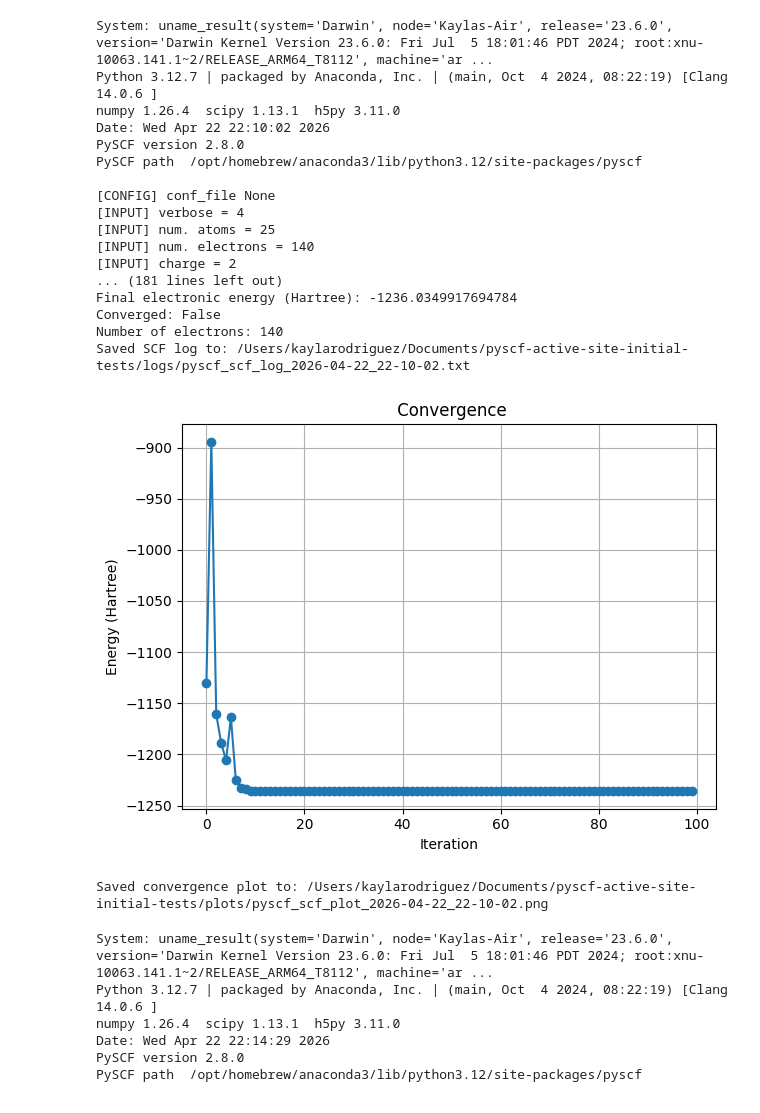
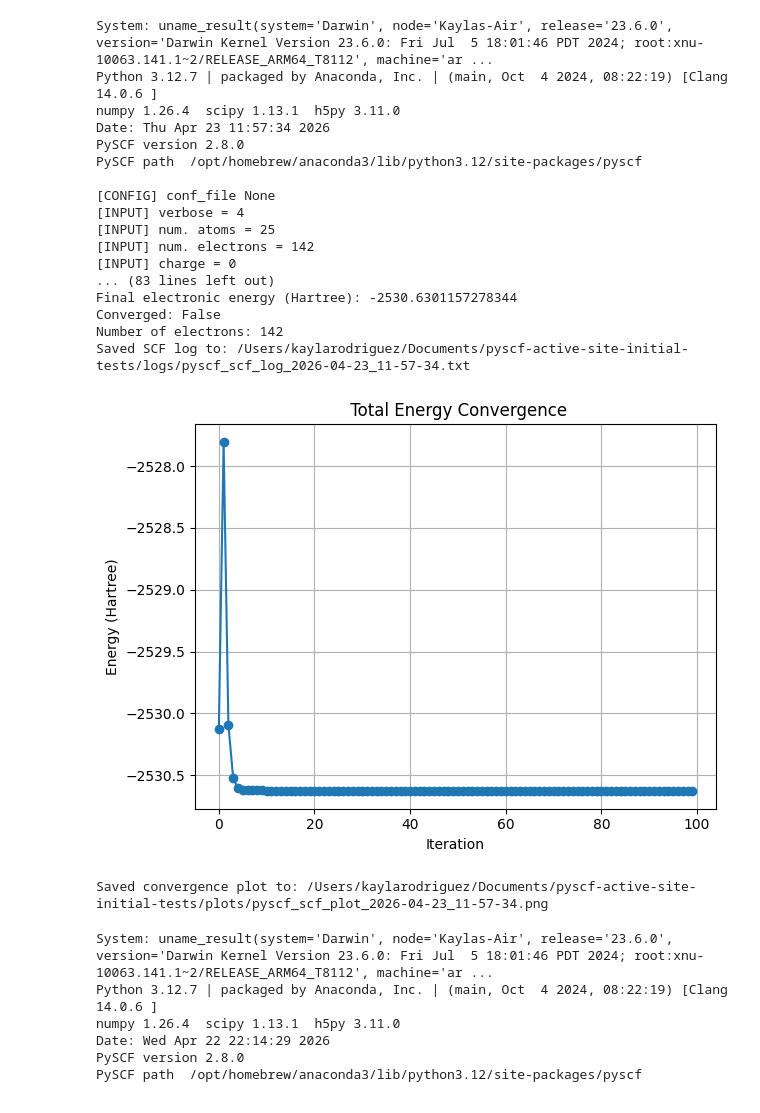
Before and after one commit to kaylajrox/pyscf-active-site-initial-tests, a Jupyter notebook: initial-testing.ipynb, the cells around one changed output. Drawn from its saved outputs; the diff is of its cells as text; code cells hidden in the pictures.

```diff
--- a/initial-testing.ipynb
+++ b/initial-testing.ipynb
@@ -16,7 +16,8 @@ with open(xyz_file, "r") as f:
 atom_block = "".join(lines[2:])
 
 # dft basis
-basis = "lanl2dz"
+#basis = "lanl2dz"
+basis = "cc-pvdz" #smallest known basis seet to c
 #basis = "def2-svp"
 
 # uncomment and use single Zn atom for testing
@@ -32,7 +33,7 @@ plot_file = Path(f"{ROOT_DIR}/plots/pyscf_scf_plot_{timestamp}.png")
 mol = gto.M(
     atom=atom_block,
     basis=basis,
-    charge=2,
+    charge=0,
     spin=0,
     unit="Ang",
     verbose=4
@@ -80,43 +81,43 @@ with open(log_file, "w") as f:
     f.write(atom_block)
     f.write("\n Iteration Energies:\n")
     f.write("Iteration\tEnergy_Hartree\n")
     for i, e in zip(iterations, energies):
         f.write(f"{i}\t{e:.12f}\n")
 
 print(f"Saved SCF log to: {log_file}")
 
 # Plot convergence
 plt.figure()
 plt.plot(iterations, energies, marker="o")
 plt.xlabel("Iteration")
 plt.ylabel("Energy (Hartree)")
-plt.title(" Convergence")
+plt.title(" Total Energy Convergence")
 plt.grid(True)
 plt.tight_layout()
 plt.savefig(plot_file, dpi=300)
 plt.show()
 
 print(f"Saved convergence plot to: {plot_file}")
 # %% [output]
 System: uname_result(system='Darwin', node='Kaylas-Air', release='23.6.0', version='Darwin Kernel Version 23.6.0: Fri Jul  5 18:01:46 PDT 2024; root:xnu-10063.141.1~2/RELEASE_ARM64_T8112', machine='ar ...
 Python 3.12.7 | packaged by Anaconda, Inc. | (main, Oct  4 2024, 08:22:19) [Clang 14.0.6 ]
 numpy 1.26.4  scipy 1.13.1  h5py 3.11.0
-Date: Wed Apr 22 22:10:02 2026
+Date: Thu Apr 23 11:57:34 2026
 PySCF version 2.8.0
 PySCF path  /opt/homebrew/anaconda3/lib/python3.12/site-packages/pyscf
 
 [CONFIG] conf_file None
 [INPUT] verbose = 4
 [INPUT] num. atoms = 25
-[INPUT] num. electrons = 140
-[INPUT] charge = 2
-... (181 lines left out)
-Final electronic energy (Hartree): -1236.0349917694784
+[INPUT] num. electrons = 142
+[INPUT] charge = 0
+... (83 lines left out)
+Final electronic energy (Hartree): -2530.6301157278344
 Converged: False
-Number of electrons: 140
-Saved SCF log to: /Users/kaylarodriguez/Documents/pyscf-active-site-initial-tests/logs/pyscf_scf_log_2026-04-22_22-10-02.txt
+Number of electrons: 142
+Saved SCF log to: /Users/kaylarodriguez/Documents/pyscf-active-site-initial-tests/logs/pyscf_scf_log_2026-04-23_11-57-34.txt
-[figure, old version]
+[figure, new version]
-Saved convergence plot to: /Users/kaylarodriguez/Documents/pyscf-active-site-initial-tests/plots/pyscf_scf_plot_2026-04-22_22-10-02.png
+Saved convergence plot to: /Users/kaylarodriguez/Documents/pyscf-active-site-initial-tests/plots/pyscf_scf_plot_2026-04-23_11-57-34.png
 # %%
 from pyscf import gto, dft
 import matplotlib.pyplot as plt
```
Also changed, not shown: parts of 1 cell of this notebook.
